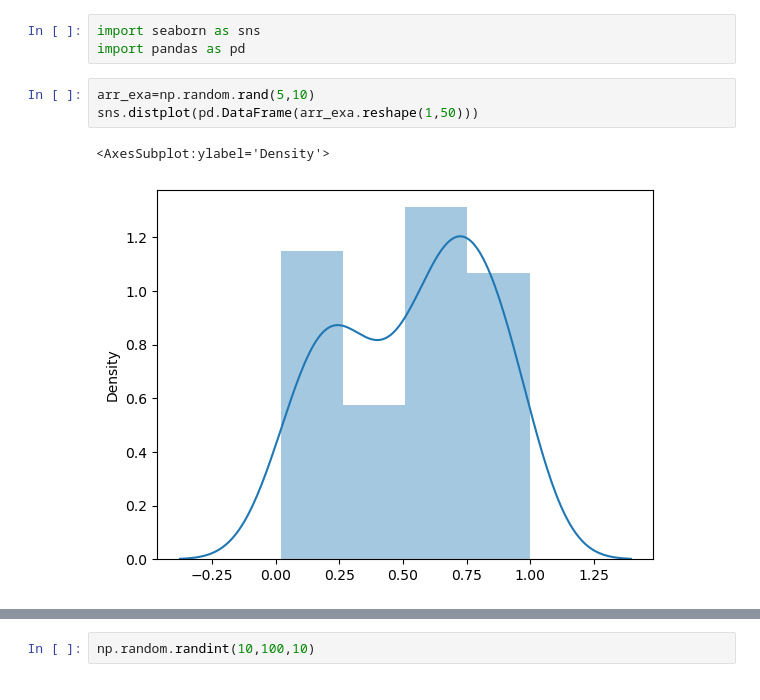
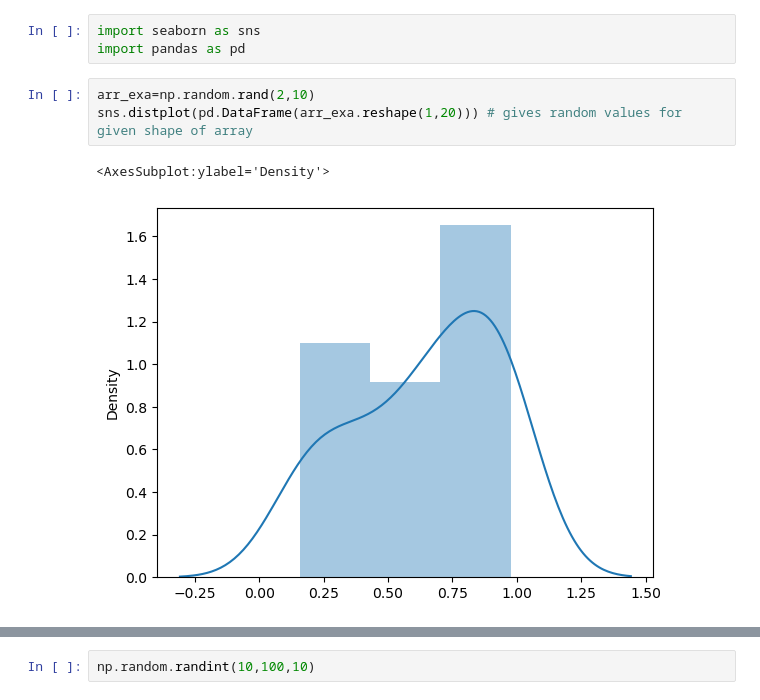
Before and after one commit to harsh-vala/Harsh_DataScience, a Jupyter notebook: Python/NumPy.ipynb, the cells around one changed output, grey strips where cells are left out. Saved outputs shown, nothing was run; the diff lists cells and outputs as text.

```diff
--- a/Python/NumPy.ipynb
+++ b/Python/NumPy.ipynb
@@ -142,10 +142,10 @@ array([[1, 1, 1, 1, 1],
 import seaborn as sns
 import pandas as pd
 # %%
-arr_exa=np.random.rand(5,10)
-sns.distplot(pd.DataFrame(arr_exa.reshape(1,50)))
+arr_exa=np.random.rand(2,10)
+sns.distplot(pd.DataFrame(arr_exa.reshape(1,20))) # gives random values for given shape of array
 # %% [output]
 <AxesSubplot:ylabel='Density'>
-[figure, old version]
+[figure, new version]
 # %%
 arr_exa2=np.random.randn(5,10)
```
Also changed, not shown: parts of 9 cells of this notebook.
